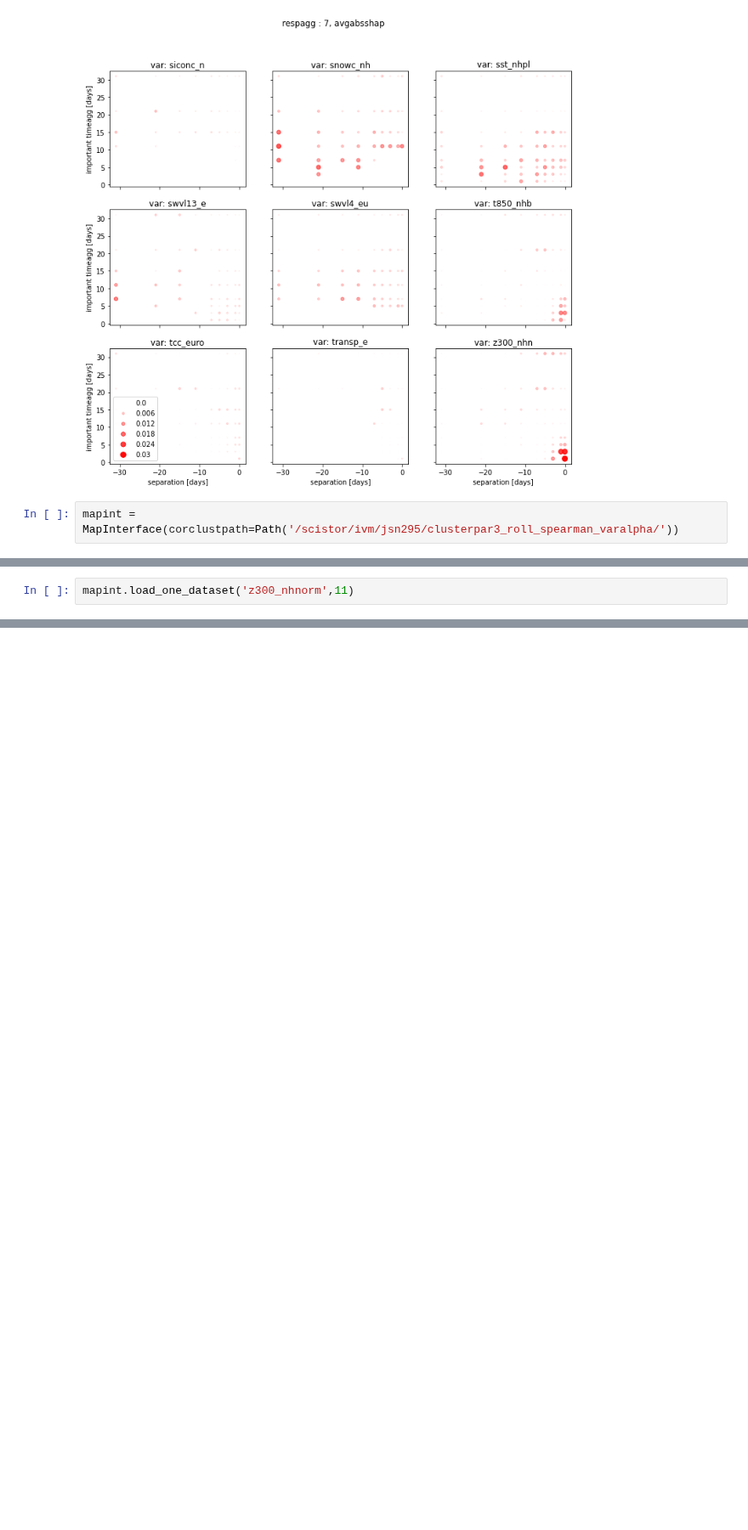
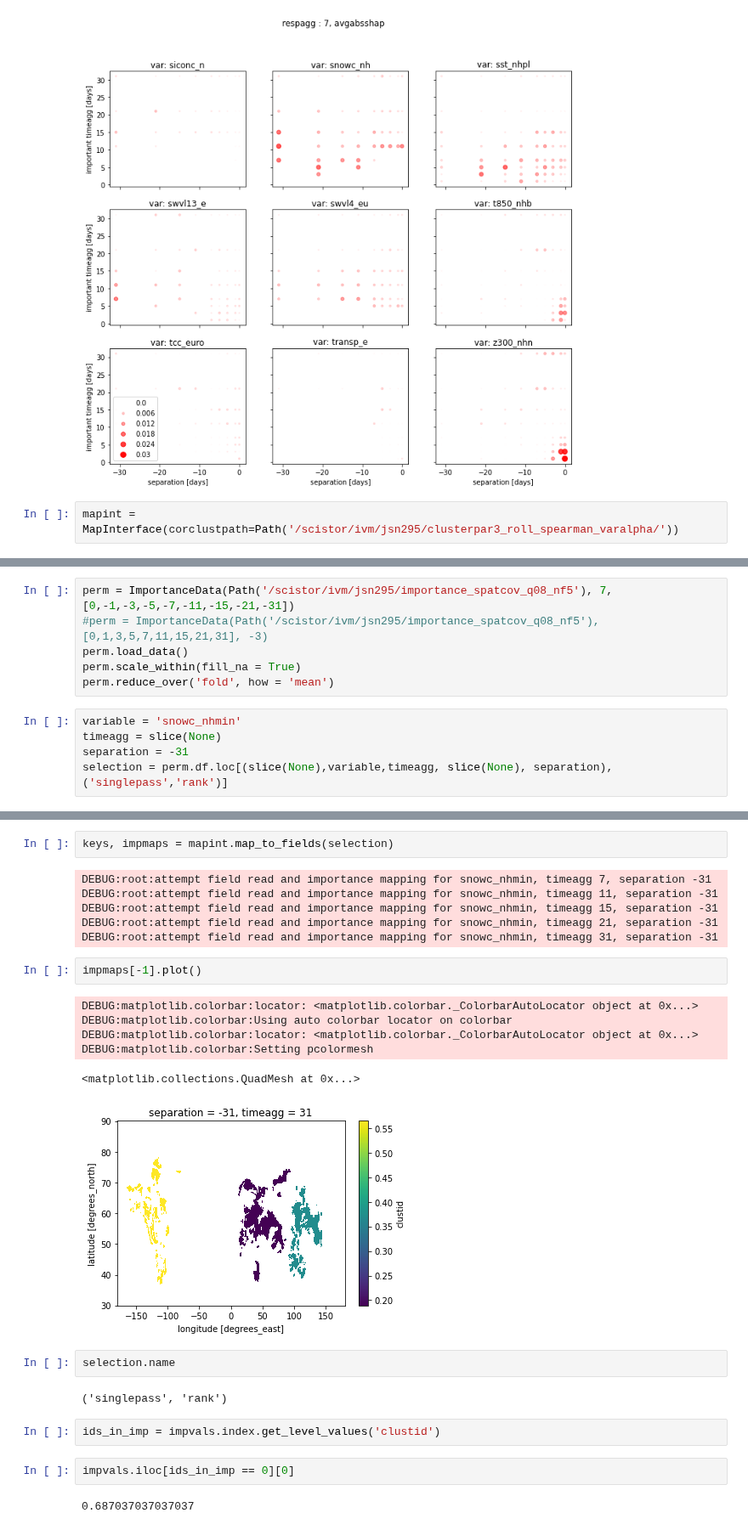
Before and after one commit to chiemvs/Weave, a Jupyter notebook: notebooks/test_inspection.ipynb, the cells around one changed output, grey strips where cells are left out. Shown at 85% size. Cells and saved outputs as stored; diff of their text form; blank space fills up the shorter version.

```diff
--- a/notebooks/test_inspection.ipynb
+++ b/notebooks/test_inspection.ipynb
@@ -38,2 +42,0 @@ mapint.load_one_dataset('z300_nhnorm',7)
-# %%
-mapint.load_one_dataset('z300_nhnorm',11)
@@ -52,0 +63,11 @@ array([-31, -21, -15, -11,  -7,  -5,  -3,  -1,   0])
+# %%
+perm = ImportanceData(Path('/scistor/ivm/jsn295/importance_spatcov_q08_nf5'), 7, [0,-1,-3,-5,-7,-11,-15,-21,-31])
+#perm = ImportanceData(Path('/scistor/ivm/jsn295/importance_spatcov_q08_nf5'), [0,1,3,5,7,11,15,21,31], -3)
+perm.load_data()
+perm.scale_within(fill_na = True)
+perm.reduce_over('fold', how = 'mean')
+# %%
+variable = 'snowc_nhmin'
+timeagg = slice(None)
+separation = -31
+selection = perm.df.loc[(slice(None),variable,timeagg, slice(None), separation),('singlepass','rank')]
@@ -52,0 +121,27 @@ array([-31, -21, -15, -11,  -7,  -5,  -3,  -1,   0])
+# %%
+keys, impmaps = mapint.map_to_fields(selection)
+# %% [output]
+DEBUG:root:attempt field read and importance mapping for snowc_nhmin, timeagg 7, separation -31
+DEBUG:root:attempt field read and importance mapping for snowc_nhmin, timeagg 11, separation -31
+DEBUG:root:attempt field read and importance mapping for snowc_nhmin, timeagg 15, separation -31
+DEBUG:root:attempt field read and importance mapping for snowc_nhmin, timeagg 21, separation -31
+DEBUG:root:attempt field read and importance mapping for snowc_nhmin, timeagg 31, separation -31
+# %%
+impmaps[-1].plot()
+# %% [output]
+DEBUG:matplotlib.colorbar:locator: <matplotlib.colorbar._ColorbarAutoLocator object at 0x...>
+DEBUG:matplotlib.colorbar:Using auto colorbar locator on colorbar
+DEBUG:matplotlib.colorbar:locator: <matplotlib.colorbar._ColorbarAutoLocator object at 0x...>
+DEBUG:matplotlib.colorbar:Setting pcolormesh
+<matplotlib.collections.QuadMesh at 0x...>
+[figure, added]
+# %%
+selection.name
+# %% [output]
+('singlepass', 'rank')
+# %%
+ids_in_imp = impvals.index.get_level_values('clustid')
+# %%
+impvals.iloc[ids_in_imp == 0][0]
+# %% [output]
+0.687037037037037
```
Also changed, not shown: parts of 8 cells of this notebook, 1 other file.
